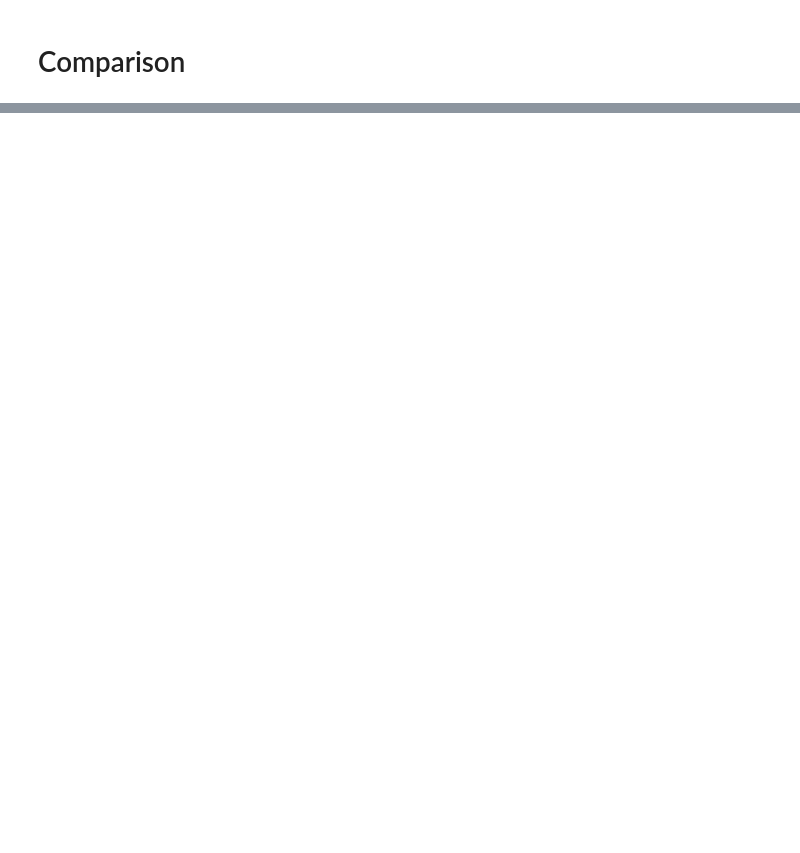
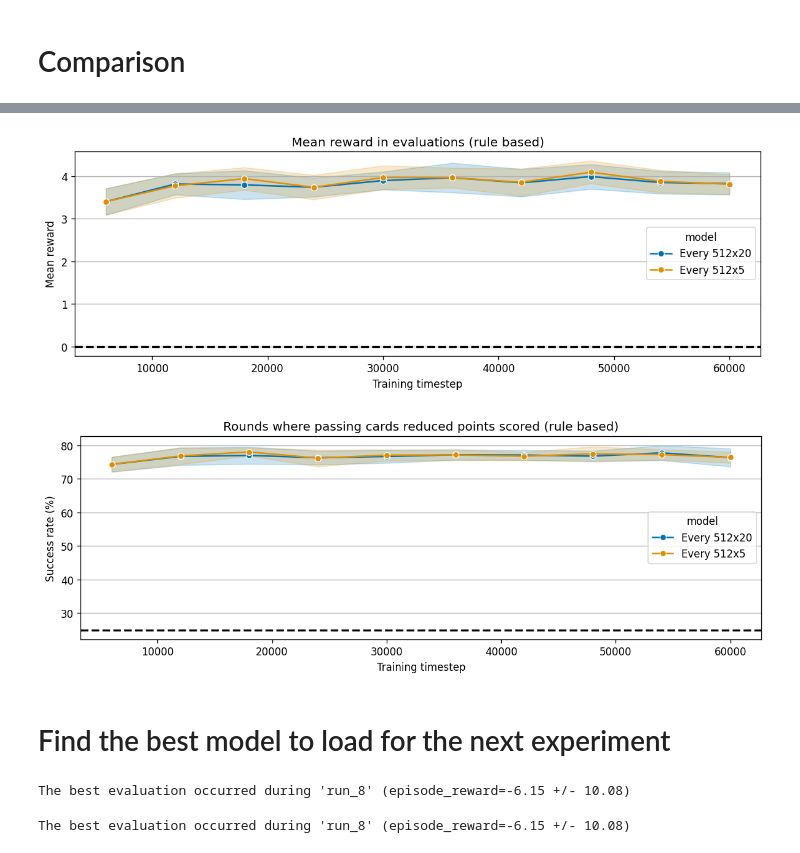
Before and after one commit to maciejors/hearts_ai, a Jupyter notebook: notebooks/results_ppo_passing_compare_stages_setups.ipynb, the cells around one changed output, grey strips where cells are left out. Drawn from its saved outputs; the diff is of its cells as text; code cells hidden in the pictures; blank space fills up the shorter version.

Commit message:
add results for experiment 3

```diff
--- a/notebooks/results_ppo_passing_compare_stages_setups.ipynb
+++ b/notebooks/results_ppo_passing_compare_stages_setups.ipynb
@@ -60,0 +49,15 @@ plot_maker_compare.plot_eval()
+# %%
+plot_maker_compare.plot_eval('rule_based')
+# %% [output]
+[figure, added]
+[figure, added]
+# %% [markdown]
+# Find the best model to load for the next experiment
+# %%
+print_best_eval_run(r_512x5, 'rule_based')
+# %% [output]
+The best evaluation occurred during 'run_8' (episode_reward=-6.15 +/- 10.08)
+# %%
+print_best_eval_run(r_512x20, 'rule_based')
+# %% [output]
+The best evaluation occurred during 'run_8' (episode_reward=-6.15 +/- 10.08)
```
Also changed, not shown: parts of 10 cells of this notebook.
